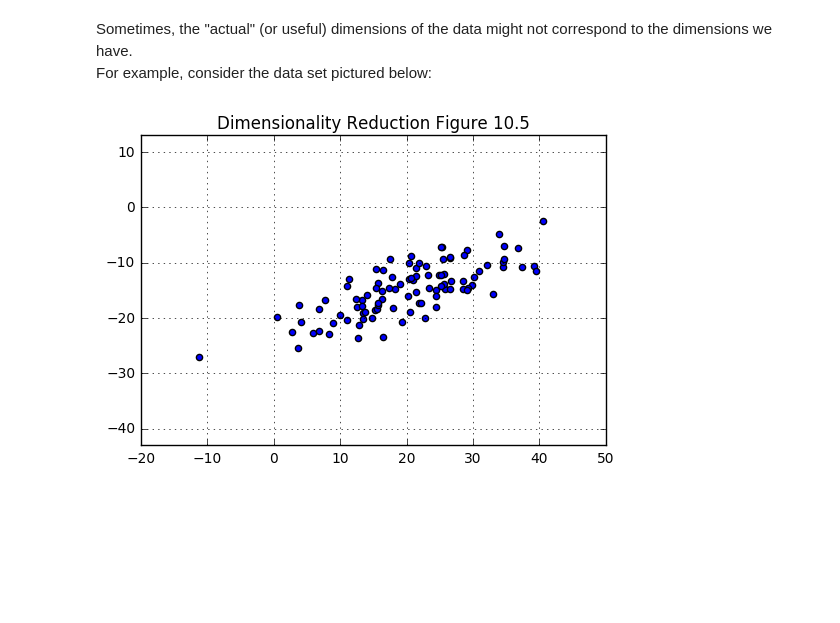
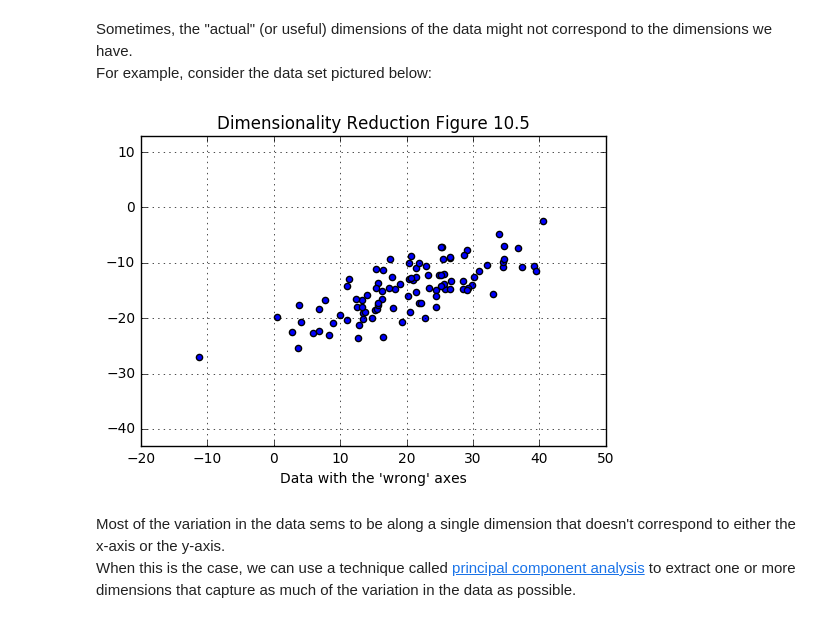
Before and after one commit to bgroveben/DataScienceFromScratch, a Jupyter notebook: 10_Chapter_Working_With_Data.ipynb, the cells around one changed output. Saved outputs shown, nothing was run; the diff lists cells and outputs as text; code cells hidden in the pictures; blank space fills up the shorter version.

Commit message:
Begin Principal Component Analysis

```diff
--- a/10_Chapter_Working_With_Data.ipynb
+++ b/10_Chapter_Working_With_Data.ipynb
@@ -1001,31 +1001,35 @@ X = [
     [28.672631499186,-8.51866271785711],
     [16.4296061111902,-23.3326051279759],
     [25.7168371582585,-13.8899296143829],
     [13.3185154732595,-17.8959160024249],
     [3.60832478605376,-25.4023343597712],
     [39.5445949652652,-11.466377647931],
     [25.1693484426101,-12.2752652925707],
     [25.2884257196471,-7.06710309184533],
     [6.77665715793125,-22.3947299635571],
     [20.1844223778907,-16.0427471125407],
     [25.5506805272535,-9.33856532270204],
     [25.1495682602477,-7.17350567090738],
     [15.6978431006492,-17.5979197162642],
     [37.42780451491,-10.843637288504],
     [22.974620174842,-10.6171162611686],
     [34.6327117468934,-9.26182440487384],
     [34.7042513789061,-6.9630753351114],
     [15.6563953929008,-17.2196961218915],
     [25.2049825789225,-14.1592086208169]
 ]
 points = zip(*X)
 f, ax = plt.subplots(1)
 x = points[0]
 y = points[1]
 ax.scatter(x, y)
 ax.set_ylim(ymin=-43, ymax=13)
 ax.grid(True)
 plt.title("Dimensionality Reduction Figure 10.5")
+plt.xlabel("Data with the 'wrong' axes")
 plt.show(f)
 # %% [output]
-[figure, old version]
+[figure, new version]
+# %% [markdown]
+Most of the variation in the data sems to be along a single dimension that doesn't correspond to either the x-axis or the y-axis.
+When this is the case, we can use a technique called [principal component analysis](https://en.wikipedia.org/wiki/Principal_component_analysis) to extract one or more dimensions that capture as much of the variation in the data as possible.
```
Also changed, not shown: parts of 4 cells of this notebook, 1 other file.
